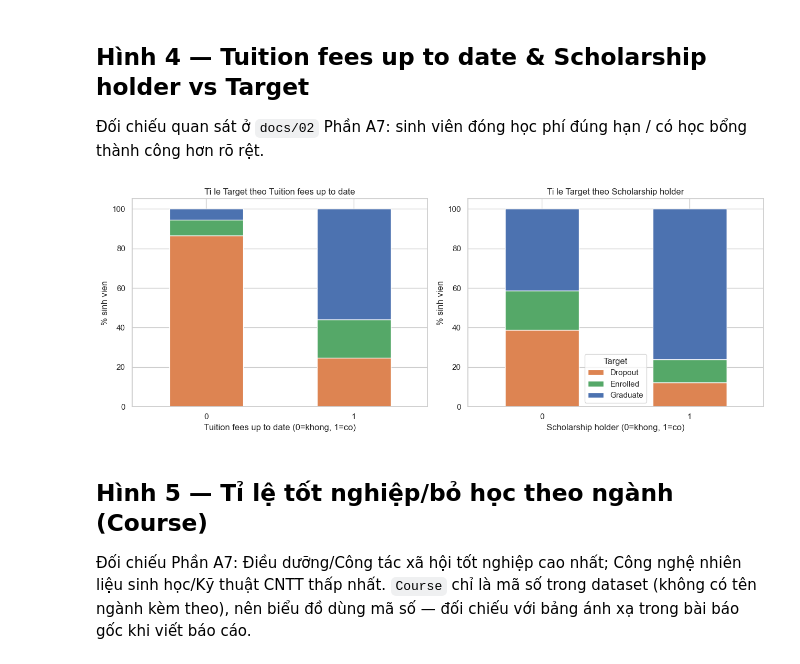
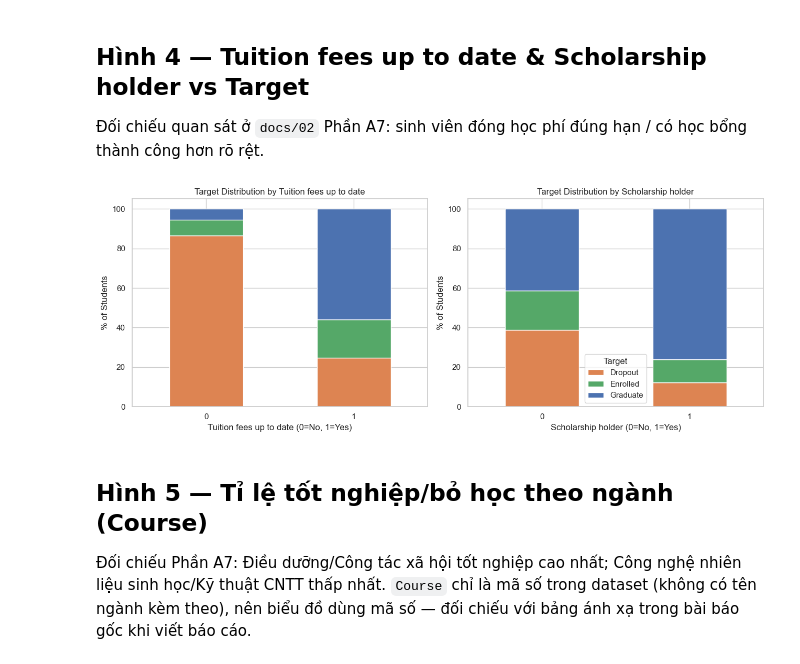
Before and after one commit to thphuc06/Lab2_DecisionTree, a Jupyter notebook: notebooks/01_eda.ipynb, the cells around one changed output. Cells and saved outputs as stored; diff of their text form; code cells hidden in the pictures.

```diff
--- a/notebooks/01_eda.ipynb
+++ b/notebooks/01_eda.ipynb
@@ -154,7 +154,7 @@ fig, ax = plt.subplots(figsize=(7, 5))
 sns.boxplot(data=df, x="Target", y="Curricular units 2nd sem (approved)",
             order=["Dropout", "Enrolled", "Graduate"], ax=ax,
             palette=["#DD8452", "#55A868", "#4C72B0"])
-ax.set_title("So mon qua HK2 theo tung lop Target")
+ax.set_title("2nd-Semester Course Units Approved, by Target Class")
 fig.tight_layout()
 fig.savefig(FIG_DIR / "A_curricular_units_2nd_sem_by_target.png", dpi=150)
 plt.show()
@@ -171,25 +171,25 @@ thành công hơn rõ rệt.
 # %%
 fig, axes = plt.subplots(1, 2, figsize=(13, 5))
 
 for ax, col, label in zip(
     axes,
     ["Tuition fees up to date", "Scholarship holder"],
     ["Tuition fees up to date", "Scholarship holder"],
 ):
     ct = pd.crosstab(df[col], df["Target"], normalize="index") * 100
     ct = ct[["Dropout", "Enrolled", "Graduate"]]
     ct.plot(kind="bar", stacked=True, ax=ax,
             color=["#DD8452", "#55A868", "#4C72B0"], legend=(ax is axes[-1]))
-    ax.set_title(f"Ti le Target theo {label}")
-    ax.set_xlabel(label + " (0=khong, 1=co)")
-    ax.set_ylabel("% sinh vien")
+    ax.set_title(f"Target Distribution by {label}")
+    ax.set_xlabel(label + " (0=No, 1=Yes)")
+    ax.set_ylabel("% of Students")
     ax.tick_params(axis="x", rotation=0)
 
 fig.tight_layout()
 fig.savefig(FIG_DIR / "A_tuition_scholarship_vs_target.png", dpi=150)
 plt.show()
 # %% [output]
-[figure, old version]
+[figure, new version]
 # %% [markdown]
 ## Hình 5 — Tỉ lệ tốt nghiệp/bỏ học theo ngành (Course)
 
```
Also changed, not shown: parts of 4 cells of this notebook, 8 other files.
